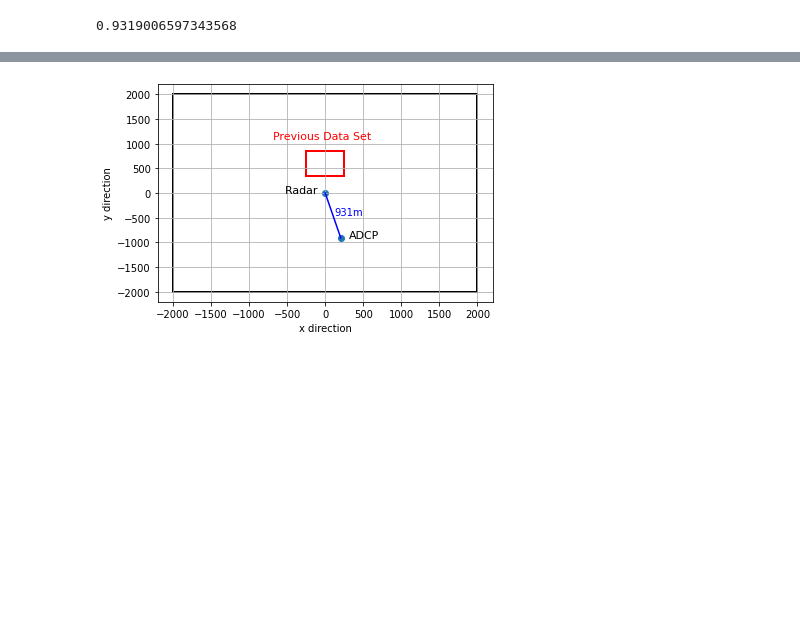
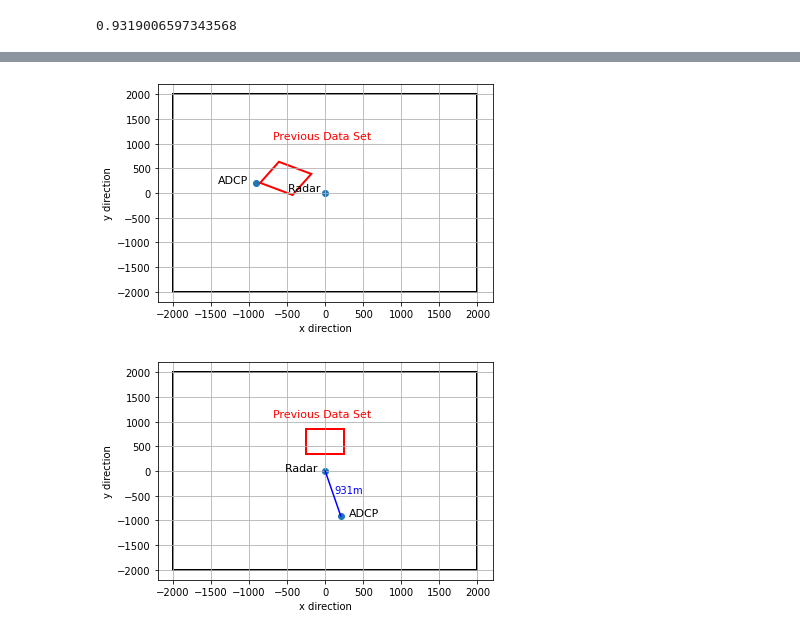
Before and after one commit to joeyanderson1/4th-Year-Thesis, a Jupyter notebook: ADCP Data.ipynb, the cells around one changed output, grey strips where cells are left out. Saved outputs shown, nothing was run; the diff lists cells and outputs as text; code cells hidden in the pictures; blank space fills up the shorter version.

Commit message:
Update relative direction
Update relative direction

```diff
--- a/ADCP Data.ipynb
+++ b/ADCP Data.ipynb
@@ -216,3 +223,47 @@ plt.show()
+# %%
+# Create scatter plot
+plt.scatter(x=np.array([radar_0_long, -adcp_long_m]), y=np.array([radar_0_lat, adcp_lat_m]))
+
+# Label each point with an offset
+plt.text(radar_long  -55 ,radar_lat, 'Radar ', fontsize=11, ha='right')
+plt.text(-adcp_long_m - 100, adcp_lat_m , 'ADCP', fontsize=11, ha='right')
+
+plt.grid(True)
+
+square_side = 4000
+square_center = (0, 0)
+square = patches.Rectangle((square_center[0] - square_side / 2, square_center[1] - square_side / 2),
+                           square_side, square_side, linewidth=1, edgecolor='black',  facecolor='none', lw = "2")
+plt.gca().add_patch(square)
+
+square_side = np.max(x) - x[0]
+square_center = (mean(x), mean(y))
+square = patches.Rectangle((square_center[0] - square_side / 2, square_center[1] - square_side / 2),
+                           square_side, square_side, linewidth=1, edgecolor='red',  facecolor='none', lw = "2")
+plt.gca().add_patch(square)
+
+plt.text(600 , 1100 , 'Previous Data Set', fontsize=11, ha='right', color ='red')
+
+
+plt.xlabel("x direction")
+plt.ylabel("y direction")
+
+
+
+
+# Define the rotation angle in degrees
+rotation_angle = 60
+
+# Create a rotation transformation
+rotation_transform = Affine2D().rotate_deg(rotation_angle)
+
+# Apply the rotation transformation to the square patch
+square.set_transform(rotation_transform + plt.gca().transData)
+
+# Show the plot
+plt.show()
+# %% [output]
+[figure, added]
 # %%
 import matplotlib.pyplot as plt
 import matplotlib.patches as patches
```
Also changed, not shown: parts of 8 cells of this notebook.
